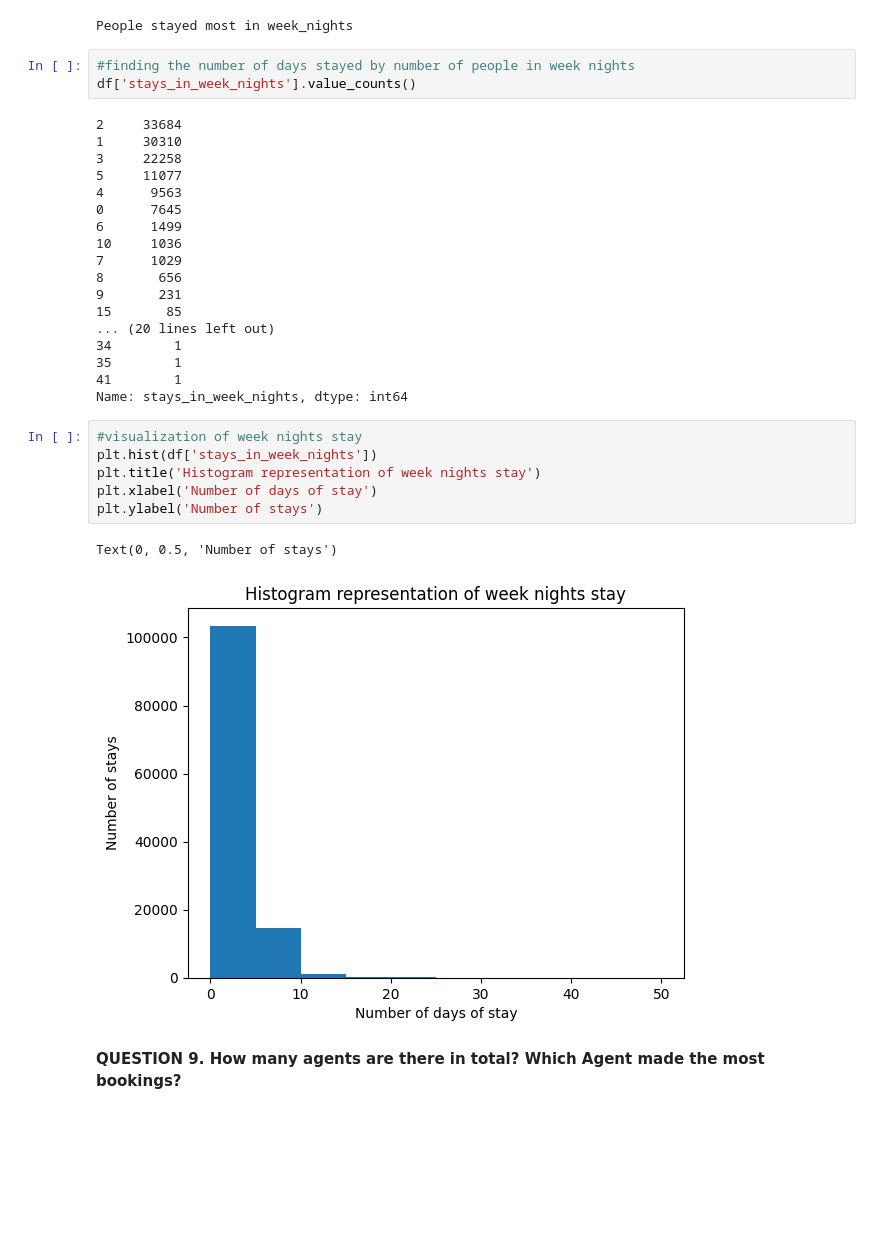
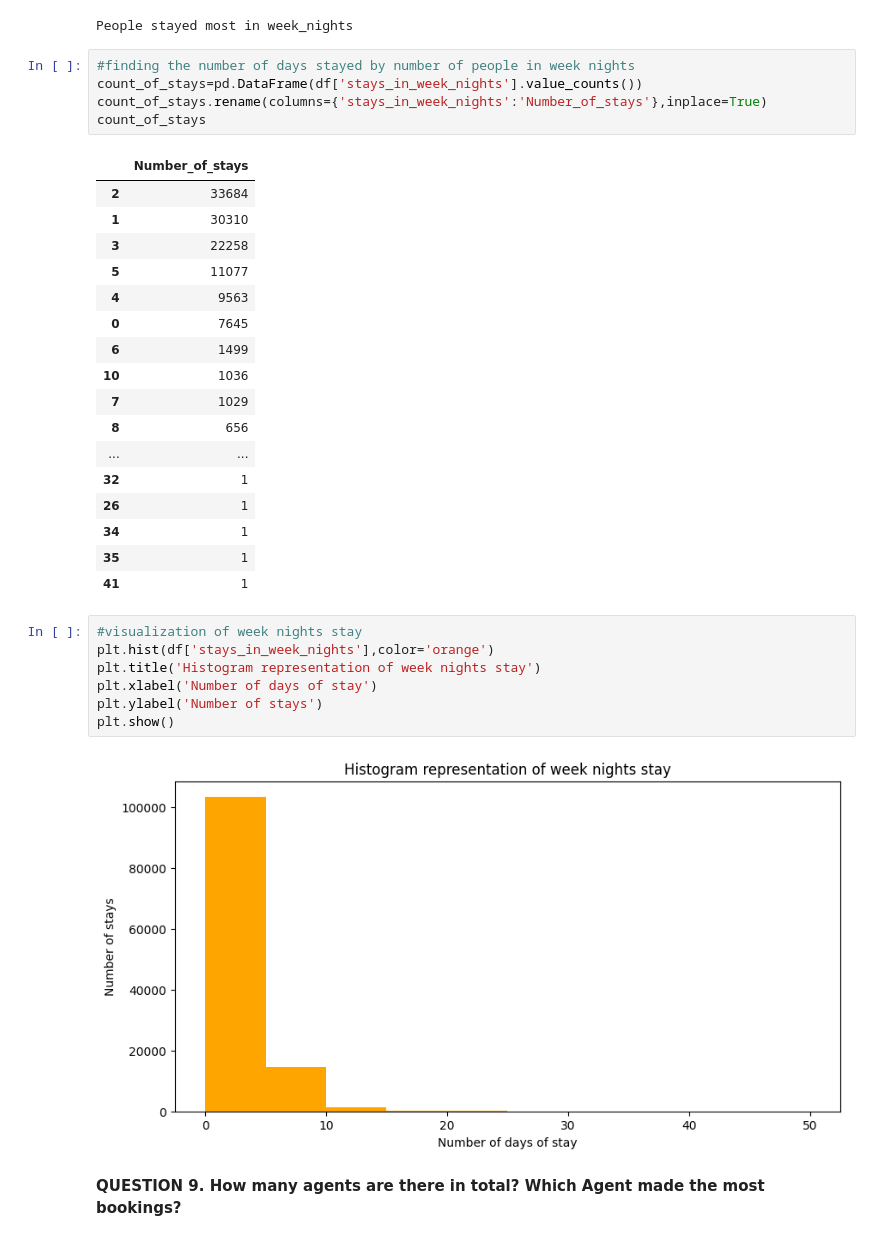
Before and after one commit to puttadharani/Data-surfers, a Jupyter notebook: my_1st_project.ipynb, the cells around one changed output. Cells and saved outputs as stored; diff of their text form; blank space fills up the shorter version.

```diff
--- a/my_1st_project.ipynb
+++ b/my_1st_project.ipynb
@@ -773,34 +778,36 @@ print('weekends')if(weekend_stay>week_nights_stay)else print('week_nights',end='
 People stayed most in week_nights
 # %%
 #finding the number of days stayed by number of people in week nights
-df['stays_in_week_nights'].value_counts()
+count_of_stays=pd.DataFrame(df['stays_in_week_nights'].value_counts())
+count_of_stays.rename(columns={'stays_in_week_nights':'Number_of_stays'},inplace=True)
+count_of_stays
 # %% [output]
-2     33684
-1     30310
-3     22258
-5     11077
-4      9563
-0      7645
-6      1499
-10     1036
-7      1029
-8       656
-9       231
-15       85
-... (20 lines left out)
-34        1
-35        1
-41        1
-Name: stays_in_week_nights, dtype: int64
+|  | Number_of_stays |
+| 2 | 33684 |
+| 1 | 30310 |
+| 3 | 22258 |
+| 5 | 11077 |
+| 4 | 9563 |
+| 0 | 7645 |
+| 6 | 1499 |
+| 10 | 1036 |
+| 7 | 1029 |
+| 8 | 656 |
+| ... | ... |
+| 32 | 1 |
+| 26 | 1 |
+| 34 | 1 |
+| 35 | 1 |
+| 41 | 1 |
 # %%
 #visualization of week nights stay
-plt.hist(df['stays_in_week_nights'])
+plt.hist(df['stays_in_week_nights'],color='orange')
 plt.title('Histogram representation of week nights stay')
 plt.xlabel('Number of days of stay')
 plt.ylabel('Number of stays')
+plt.show()
 # %% [output]
-Text(0, 0.5, 'Number of stays')
-[figure, old version]
+[figure, new version]
 # %% [markdown]
 **QUESTION 9. How many agents are there in total? Which Agent made the most bookings?**
 # %%
```
Also changed, not shown: parts of 40 cells of this notebook.
